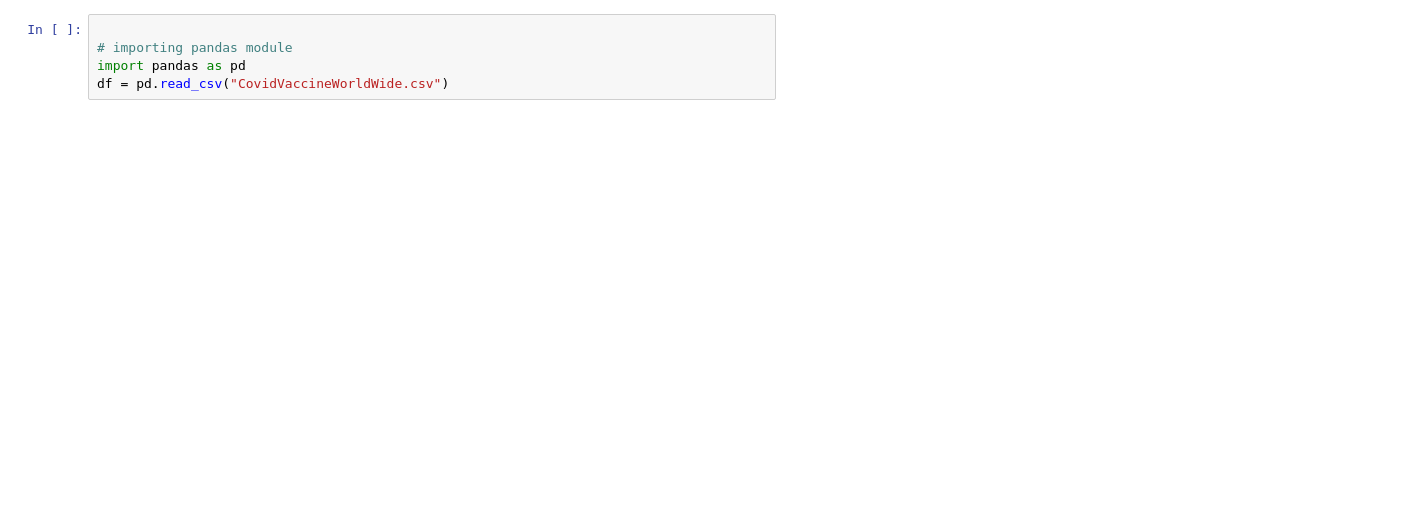
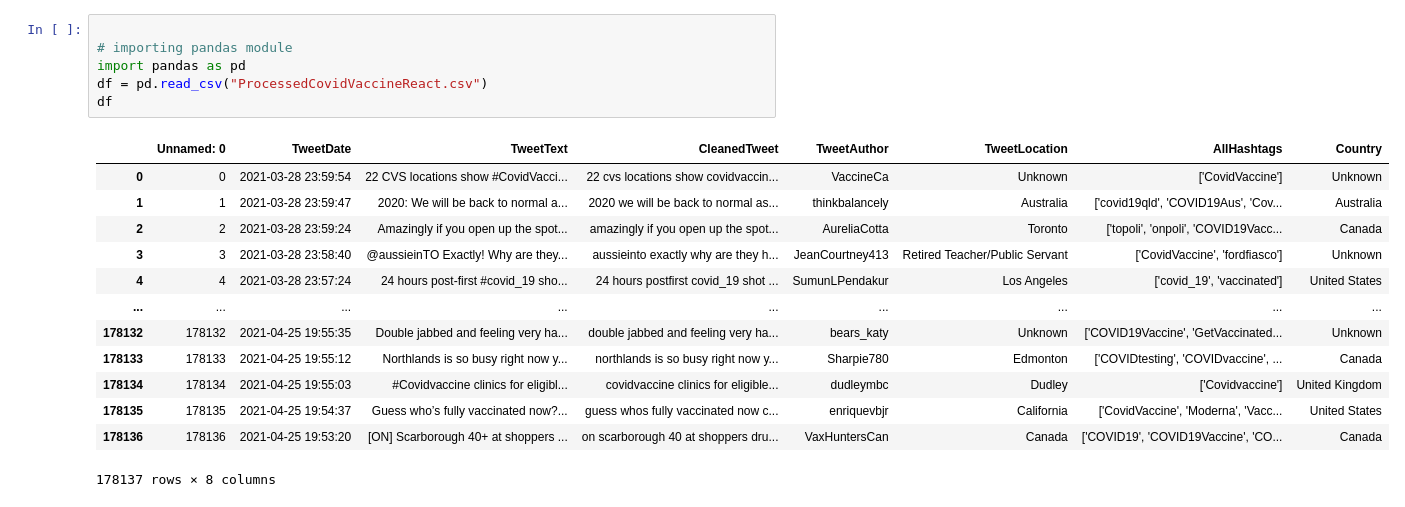
Before and after one commit to betty6you/TeamProject_group6, a Jupyter notebook: Vaccination_Country_Analysis.ipynb, the cells around one changed output. Saved outputs shown, nothing was run; the diff lists cells and outputs as text; blank space fills up the shorter version.

```diff
--- a/Vaccination_Country_Analysis.ipynb
+++ b/Vaccination_Country_Analysis.ipynb
@@ -3,8 +3,23 @@
 # %%
 
 # importing pandas module
 import pandas as pd
-df = pd.read_csv("CovidVaccineWorldWide.csv")
+df = pd.read_csv("ProcessedCovidVaccineReact.csv")
+df
+# %% [output]
+|  | Unnamed: 0 | TweetDate | TweetText | CleanedTweet | TweetAuthor | TweetLocation | AllHashtags | Country |
+| 0 | 0 | 2021-03-28 23:59:54 | 22 CVS locations show #CovidVacci... | 22 cvs locations show covidvaccin... | VaccineCa | Unknown | ['CovidVaccine'] | Unknown |
+| 1 | 1 | 2021-03-28 23:59:47 | 2020: We will be back to normal a... | 2020 we will be back to normal as... | thinkbalancely | Australia | ['covid19qld', 'COVID19Aus', 'Cov... | Australia |
+| 2 | 2 | 2021-03-28 23:59:24 | Amazingly if you open up the spot... | amazingly if you open up the spot... | AureliaCotta | Toronto | ['topoli', 'onpoli', 'COVID19Vacc... | Canada |
+| 3 | 3 | 2021-03-28 23:58:40 | @aussieinTO Exactly! Why are they... | aussieinto exactly why are they h... | JeanCourtney413 | Retired Teacher/Public Servant | ['CovidVaccine', 'fordfiasco'] | Unknown |
+| 4 | 4 | 2021-03-28 23:57:24 | 24 hours post-first #covid_19 sho... | 24 hours postfirst covid_19 shot ... | SumunLPendakur | Los Angeles | ['covid_19', 'vaccinated'] | United States |
+| ... | ... | ... | ... | ... | ... | ... | ... | ... |
+| 178132 | 178132 | 2021-04-25 19:55:35 | Double jabbed and feeling very ha... | double jabbed and feeling very ha... | bears_katy | Unknown | ['COVID19Vaccine', 'GetVaccinated... | Unknown |
+| 178133 | 178133 | 2021-04-25 19:55:12 | Northlands is so busy right now y... | northlands is so busy right now y... | Sharpie780 | Edmonton | ['COVIDtesting', 'COVIDvaccine', ... | Canada |
+| 178134 | 178134 | 2021-04-25 19:55:03 | #Covidvaccine clinics for eligibl... | covidvaccine clinics for eligible... | dudleymbc | Dudley | ['Covidvaccine'] | United Kingdom |
+| 178135 | 178135 | 2021-04-25 19:54:37 | Guess who’s fully vaccinated now?... | guess whos fully vaccinated now c... | enriquevbjr | California | ['CovidVaccine', 'Moderna', 'Vacc... | United States |
+| 178136 | 178136 | 2021-04-25 19:53:20 | [ON] Scarborough 40+ at shoppers ... | on scarborough 40 at shoppers dru... | VaxHuntersCan | Canada | ['COVID19', 'COVID19Vaccine', 'CO... | Canada |
+178137 rows × 8 columns
 # %%
 data = df[df.Country != 'Unknown']
 data
```
Also changed, not shown: parts of 7 cells of this notebook.
